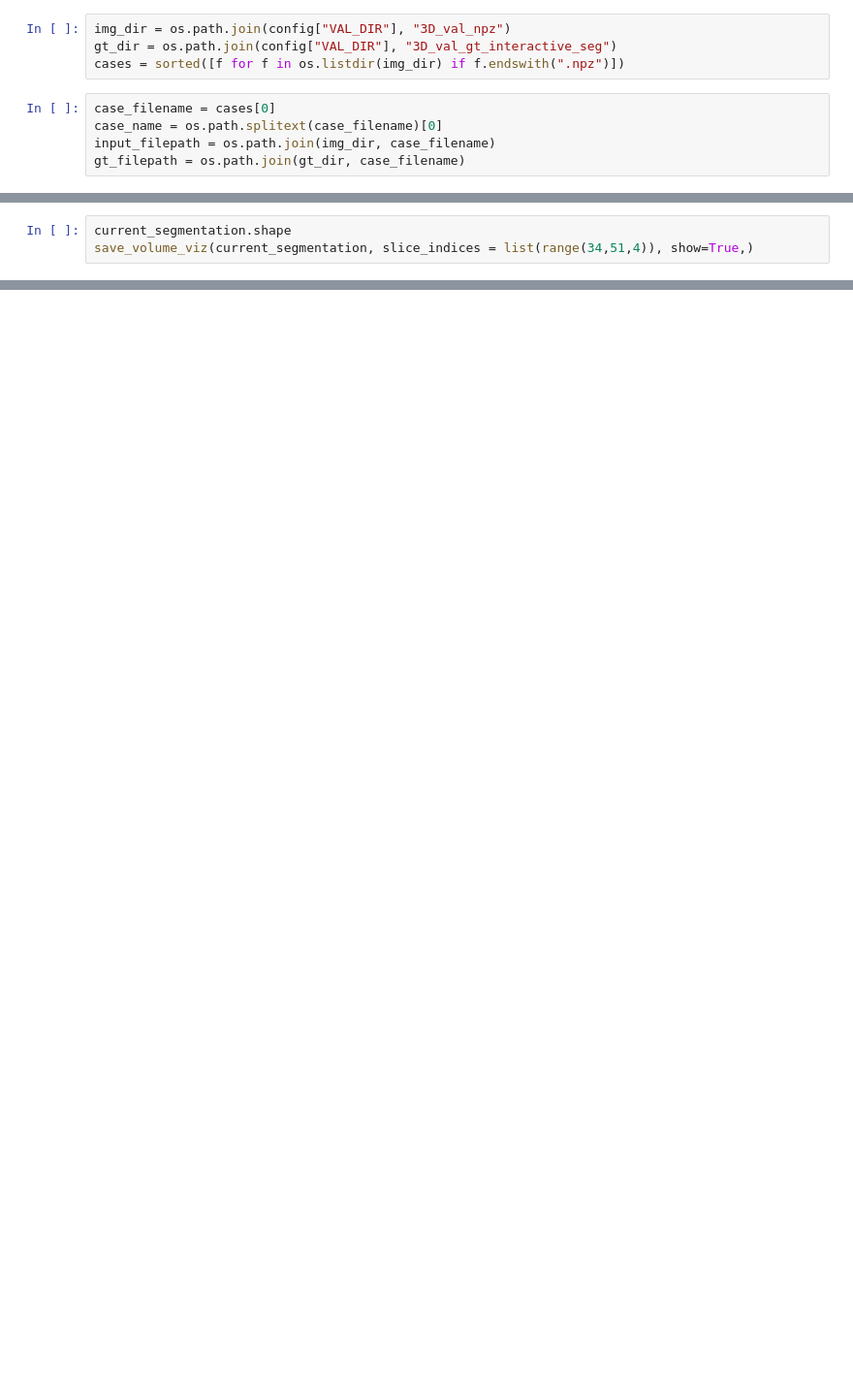
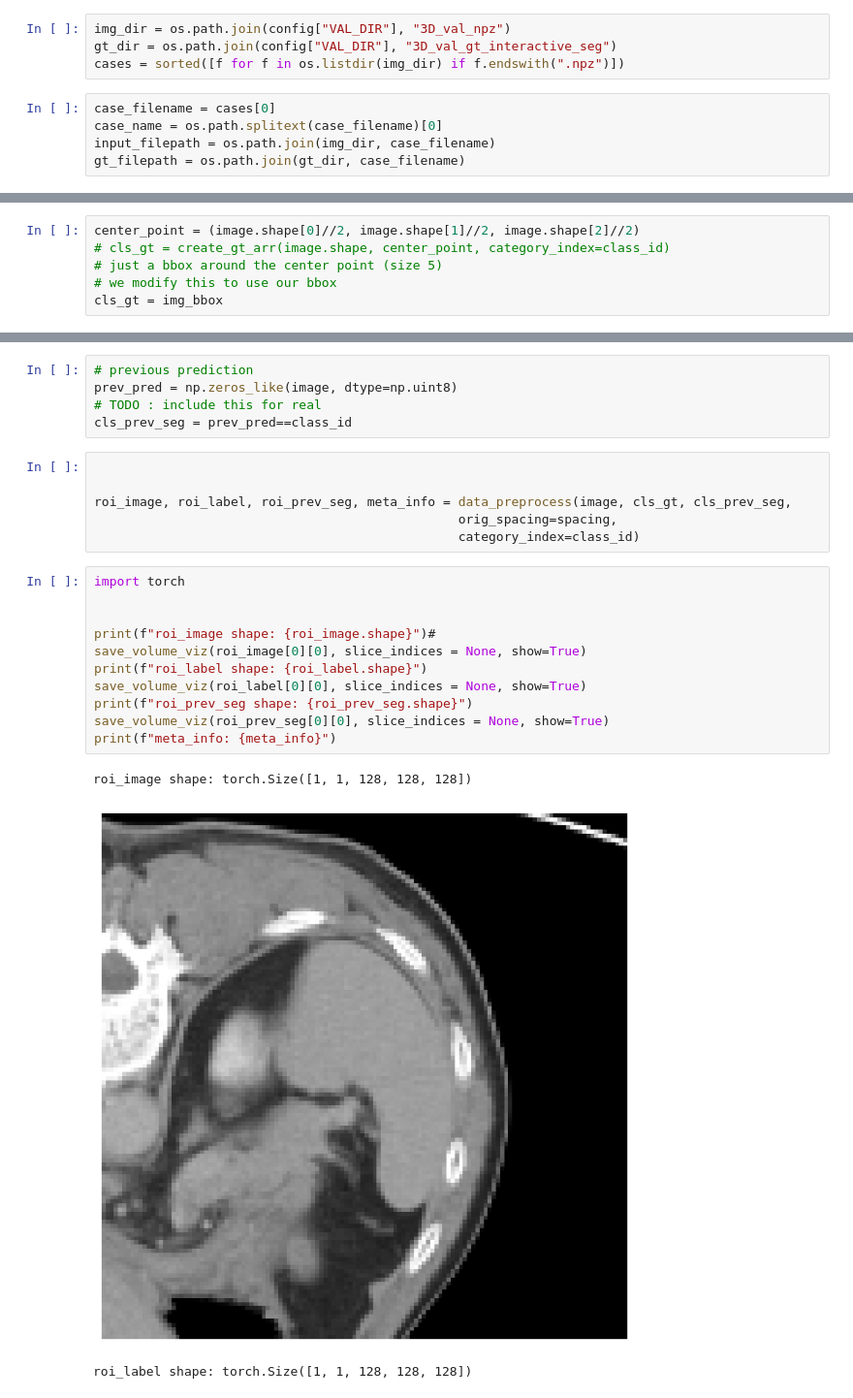
Before and after one commit to tidiane-camaret/segfm3d_nora_team, a Jupyter notebook: scripts/eval_debug.ipynb, the cells around one changed output, grey strips where cells are left out. Shown: that part at 97% size. Saved outputs shown, nothing was run; the diff lists cells and outputs as text; blank space fills up the shorter version.

```diff
--- a/scripts/eval_debug.ipynb
+++ b/scripts/eval_debug.ipynb
@@ -134,3 +153,6 @@ Saved final segmentation to sam_debug_output/unknown_case_iter-1_5_final_segment
 # %%
-current_segmentation.shape
-save_volume_viz(current_segmentation, slice_indices = list(range(34,51,4)), show=True,)
+center_point = (image.shape[0]//2, image.shape[1]//2, image.shape[2]//2)
+# cls_gt = create_gt_arr(image.shape, center_point, category_index=class_id)
+# just a bbox around the center point (size 5)
+# we modify this to use our bbox
+cls_gt = img_bbox
@@ -138,0 +163,26 @@ save_volume_viz(current_segmentation, slice_indices = list(range(34,51,4)), show
+# %%
+# previous prediction
+prev_pred = np.zeros_like(image, dtype=np.uint8)
+# TODO : include this for real
+cls_prev_seg = prev_pred==class_id
+# %%
+
+
+roi_image, roi_label, roi_prev_seg, meta_info = data_preprocess(image, cls_gt, cls_prev_seg,
+                                                orig_spacing=spacing,
+                                                category_index=class_id)
+# %%
+import torch
+
+
+print(f"roi_image shape: {roi_image.shape}")#
+save_volume_viz(roi_image[0][0], slice_indices = None, show=True)
+print(f"roi_label shape: {roi_label.shape}")
+save_volume_viz(roi_label[0][0], slice_indices = None, show=True)
+print(f"roi_prev_seg shape: {roi_prev_seg.shape}")
+save_volume_viz(roi_prev_seg[0][0], slice_indices = None, show=True)
+print(f"meta_info: {meta_info}")
+# %% [output]
+roi_image shape: torch.Size([1, 1, 128, 128, 128])
+[figure, added]
+roi_label shape: torch.Size([1, 1, 128, 128, 128])
```
Also changed, not shown: parts of 28 cells of this notebook, 4 other files.
